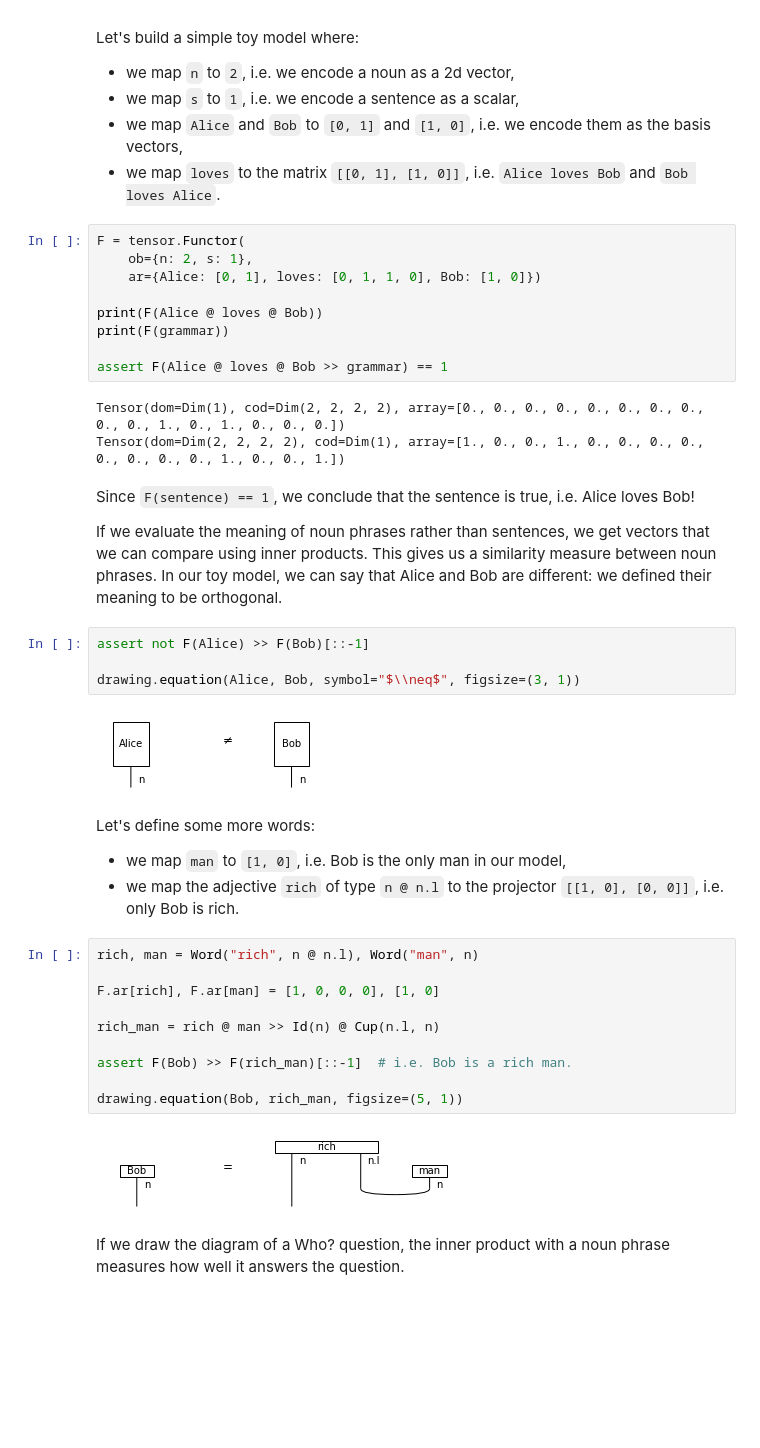
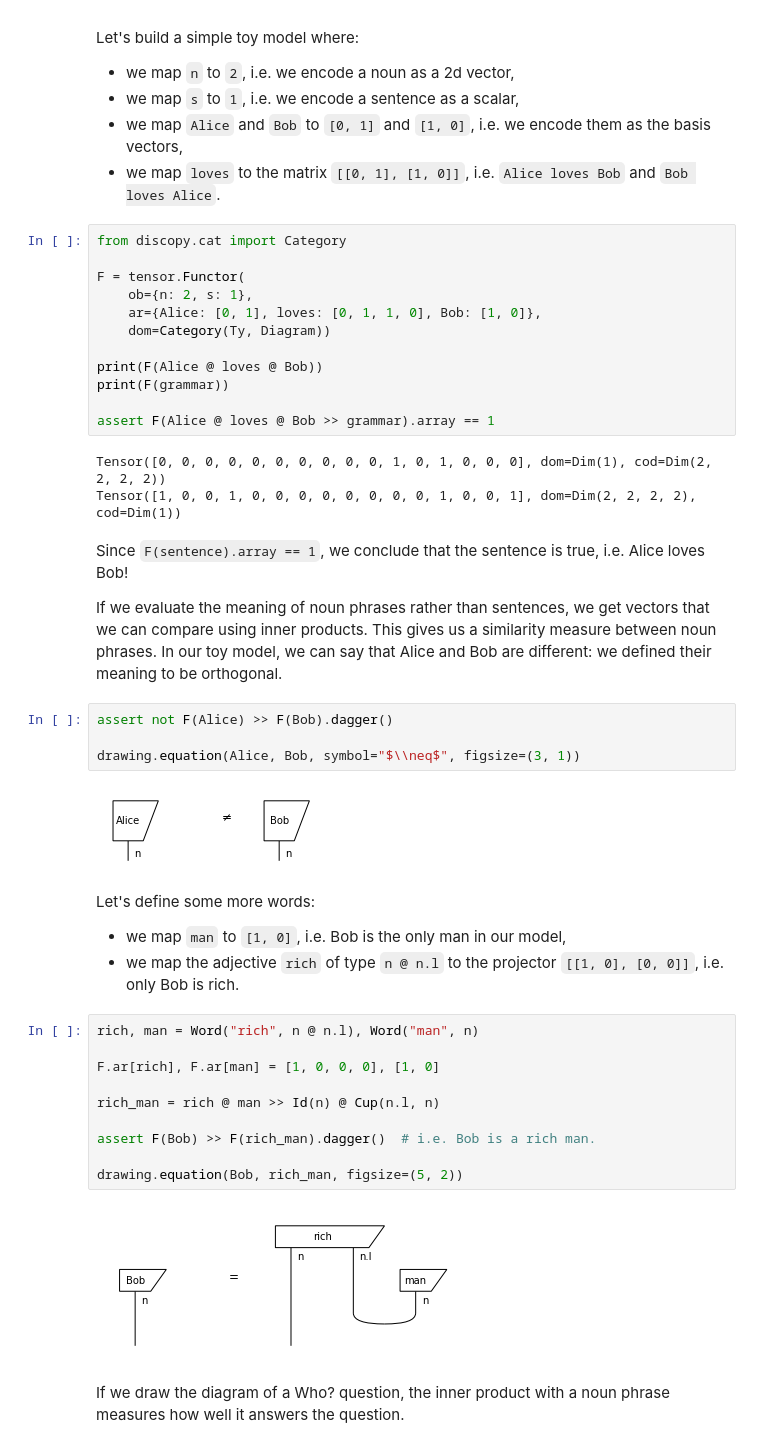
Before and after one commit to cnm13ryan/discopy, a Jupyter notebook: docs/notebooks/qnlp.ipynb, the cells around one changed output. Saved outputs shown, nothing was run; the diff lists cells and outputs as text; blank space fills up the shorter version.

```diff
--- a/docs/notebooks/qnlp.ipynb
+++ b/docs/notebooks/qnlp.ipynb
@@ -498,27 +476,30 @@ Let's build a simple toy model where:
 * we map `Alice` and `Bob` to `[0, 1]` and `[1, 0]`, i.e. we encode them as the basis vectors,
 * we map `loves` to the matrix `[[0, 1], [1, 0]]`, i.e. `Alice loves Bob` and `Bob loves Alice`.
 # %%
+from discopy.cat import Category
+
 F = tensor.Functor(
     ob={n: 2, s: 1},
-    ar={Alice: [0, 1], loves: [0, 1, 1, 0], Bob: [1, 0]})
+    ar={Alice: [0, 1], loves: [0, 1, 1, 0], Bob: [1, 0]},
+    dom=Category(Ty, Diagram))
 
 print(F(Alice @ loves @ Bob))
 print(F(grammar))
 
-assert F(Alice @ loves @ Bob >> grammar) == 1
+assert F(Alice @ loves @ Bob >> grammar).array == 1
 # %% [output]
-Tensor(dom=Dim(1), cod=Dim(2, 2, 2, 2), array=[0., 0., 0., 0., 0., 0., 0., 0., 0., 0., 1., 0., 1., 0., 0., 0.])
-Tensor(dom=Dim(2, 2, 2, 2), cod=Dim(1), array=[1., 0., 0., 1., 0., 0., 0., 0., 0., 0., 0., 0., 1., 0., 0., 1.])
+Tensor([0, 0, 0, 0, 0, 0, 0, 0, 0, 0, 1, 0, 1, 0, 0, 0], dom=Dim(1), cod=Dim(2, 2, 2, 2))
+Tensor([1, 0, 0, 1, 0, 0, 0, 0, 0, 0, 0, 0, 1, 0, 0, 1], dom=Dim(2, 2, 2, 2), cod=Dim(1))
 # %% [markdown]
-Since `F(sentence) == 1`, we conclude that the sentence is true, i.e. Alice loves Bob!
+Since `F(sentence).array == 1`, we conclude that the sentence is true, i.e. Alice loves Bob!
 
 If we evaluate the meaning of noun phrases rather than sentences, we get vectors that we can compare using inner products. This gives us a similarity measure between noun phrases. In our toy model, we can say that Alice and Bob are different: we defined their meaning to be orthogonal.
 # %%
-assert not F(Alice) >> F(Bob)[::-1]
+assert not F(Alice) >> F(Bob).dagger()
 
 drawing.equation(Alice, Bob, symbol="$\\neq$", figsize=(3, 1))
 # %% [output]
-[figure, old version]
+[figure, new version]
 # %% [markdown]
 Let's define some more words:
 
@@ -527,15 +508,15 @@ Let's define some more words:
 # %%
 rich, man = Word("rich", n @ n.l), Word("man", n)
 
 F.ar[rich], F.ar[man] = [1, 0, 0, 0], [1, 0]
 
 rich_man = rich @ man >> Id(n) @ Cup(n.l, n)
 
-assert F(Bob) >> F(rich_man)[::-1]  # i.e. Bob is a rich man.
+assert F(Bob) >> F(rich_man).dagger()  # i.e. Bob is a rich man.
 
-drawing.equation(Bob, rich_man, figsize=(5, 1))
+drawing.equation(Bob, rich_man, figsize=(5, 2))
 # %% [output]
-[figure, old version]
+[figure, new version]
 # %% [markdown]
 If we draw the diagram of a Who? question, the inner product with a noun phrase measures how well it answers the question.
 # %%
```
Also changed, not shown: parts of 40 cells of this notebook, 10 other files.
